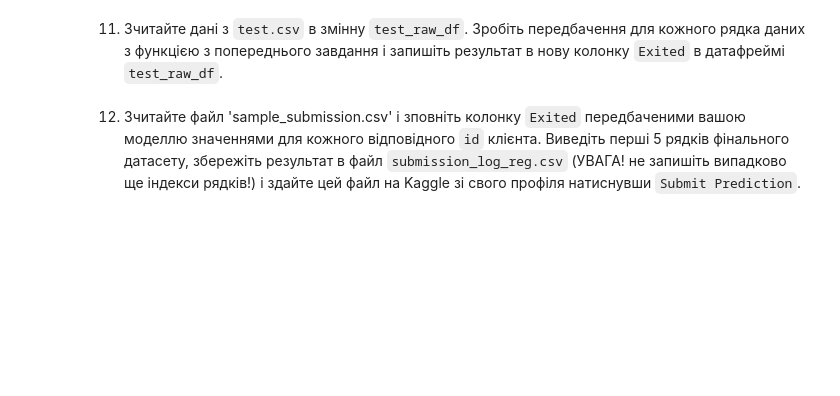
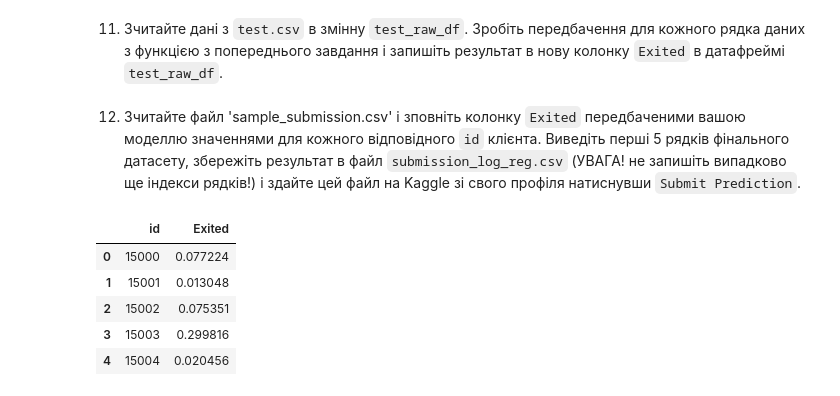
Before and after one commit to o-semenkova/ml_home_tasks, a Jupyter notebook: HW_2_2_Логістична_регресія_з_scikit_learn.ipynb, the cells around one changed output. Saved outputs shown, nothing was run; the diff lists cells and outputs as text; code cells hidden in the pictures; blank space fills up the shorter version.

```diff
--- a/HW_2_2_Логістична_регресія_з_scikit_learn.ipynb
+++ b/HW_2_2_Логістична_регресія_з_scikit_learn.ipynb
@@ -599 +635,30 @@ def predict_raw_df(scaler, encoder, numeric_cols, categorical_cols, input_df: pd
+# %%
+import warnings
+warnings.filterwarnings("ignore")
+
+def predict_raw_df(scaler, encoder, model, input_df: pd.DataFrame):
+
+    # Додаємо нашу створену нову фічу
+    input_df['ProductGroup'] = input_df['NumOfProducts'].apply(simplify_products)
+
+    # Числові та категоріальні фічі: беремо з fit'нутих об'єктів
+    num_cols = scaler.feature_names_in_
+    cat_cols = encoder.feature_names_in_
+
+    # Масштабування числових
+    X_num = input_df[num_cols]
+    X_num_scaled = scaler.transform(X_num)
+    X_num_df = pd.DataFrame(X_num_scaled, columns=num_cols, index=input_df.index)
+
+    # Енкодинг категоріальних
+    X_cat = input_df[cat_cols]
+    X_cat_encoded = encoder.transform(X_cat)
+    X_cat_df = pd.DataFrame(X_cat_encoded, columns=encoder.get_feature_names_out(), index=input_df.index)
+
+    # Об'єднуємо
+    X_input = pd.concat([X_num_df, X_cat_df], axis=1)
+
+    # Прогноз
+    prob = model.predict_proba(X_input)[:, 1]
+    return prob
 # %%
@@ -603,5 +668,20 @@ NameError: name 'scaler' is not defined
 # %% [markdown]
 11. Зчитайте дані з `test.csv` в змінну `test_raw_df`. Зробіть передбачення для кожного рядка даних з функцією з попереднього завдання і запишіть результат в нову колонку `Exited` в датафреймі `test_raw_df`.
+# %%
+test_raw_df = pd.read_csv('/content/drive/MyDrive/colab_notebooks/machine-learning-by-hanna-pylieva/ml-course-notebooks/data/churn-classification/test.csv')
+# %%
+test_raw_df['Exited'] = predict_raw_df(scaler, encoder, model, test_raw_df)
 # %% [markdown]
 12. Зчитайте файл 'sample_submission.csv' і зповніть колонку `Exited` передбаченими вашою моделлю значеннями для кожного відповідного `id` клієнта.
 Виведіть перші 5 рядків фінального датасету, збережіть результат в файл `submission_log_reg.csv` (УВАГА! не запишіть випадково ще індекси рядків!) і здайте цей файл на Kaggle зі свого профіля натиснувши `Submit Prediction`.
+# %%
+submission_df = pd.read_csv('/content/drive/MyDrive/colab_notebooks/machine-learning-by-hanna-pylieva/ml-course-notebooks/data/churn-classification/sample_submission.csv')
+submission_df['Exited'] = test_raw_df['Exited']
+submission_df.head()
+# %% [output]
+|  | id | Exited |
+| 0 | 15000 | 0.077224 |
+| 1 | 15001 | 0.013048 |
+| 2 | 15002 | 0.075351 |
+| 3 | 15003 | 0.299816 |
+| 4 | 15004 | 0.020456 |
```
Also changed, not shown: parts of 31 cells of this notebook.
